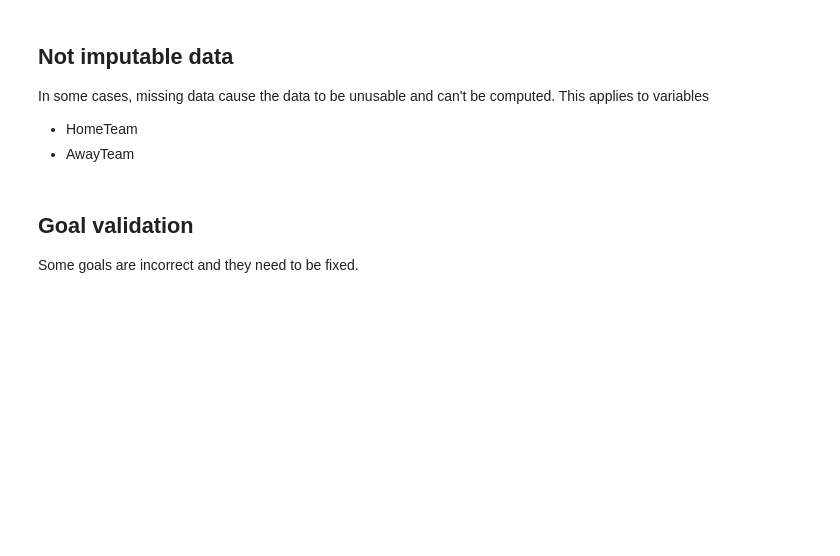
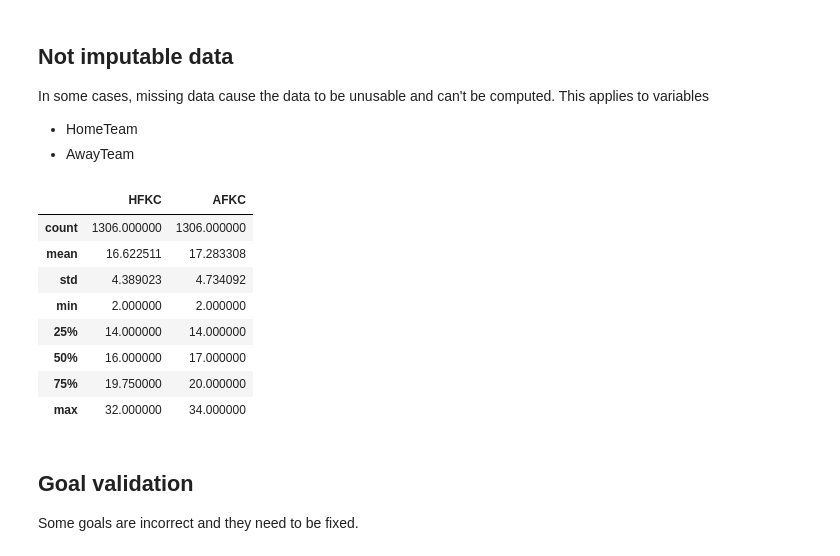
Before and after one commit to balooooooooo/machine-learning-2-coursework, a Jupyter notebook: preprocessing.ipynb, the cells around one changed output. Saved outputs shown, nothing was run; the diff lists cells and outputs as text; code cells hidden in the pictures; blank space fills up the shorter version.

```diff
--- a/preprocessing.ipynb
+++ b/preprocessing.ipynb
@@ -51,6 +51,18 @@ In some cases, missing data cause the data to be unusable and can't be computed.
 # %%
 crucial_cols = ['Date', 'HomeTeam', 'AwayTeam']
 df = df.dropna(subset = crucial_cols)
+# %%
+df[["HFKC", "AFKC"]].describe()
+# %% [output]
+|  | HFKC | AFKC |
+| count | 1306.000000 | 1306.000000 |
+| mean | 16.622511 | 17.283308 |
+| std | 4.389023 | 4.734092 |
+| min | 2.000000 | 2.000000 |
+| 25% | 14.000000 | 14.000000 |
+| 50% | 16.000000 | 17.000000 |
+| 75% | 19.750000 | 20.000000 |
+| max | 32.000000 | 34.000000 |
 # %% [markdown]
 ## Goal validation
 
```
Also changed, not shown: parts of 9 cells of this notebook.
